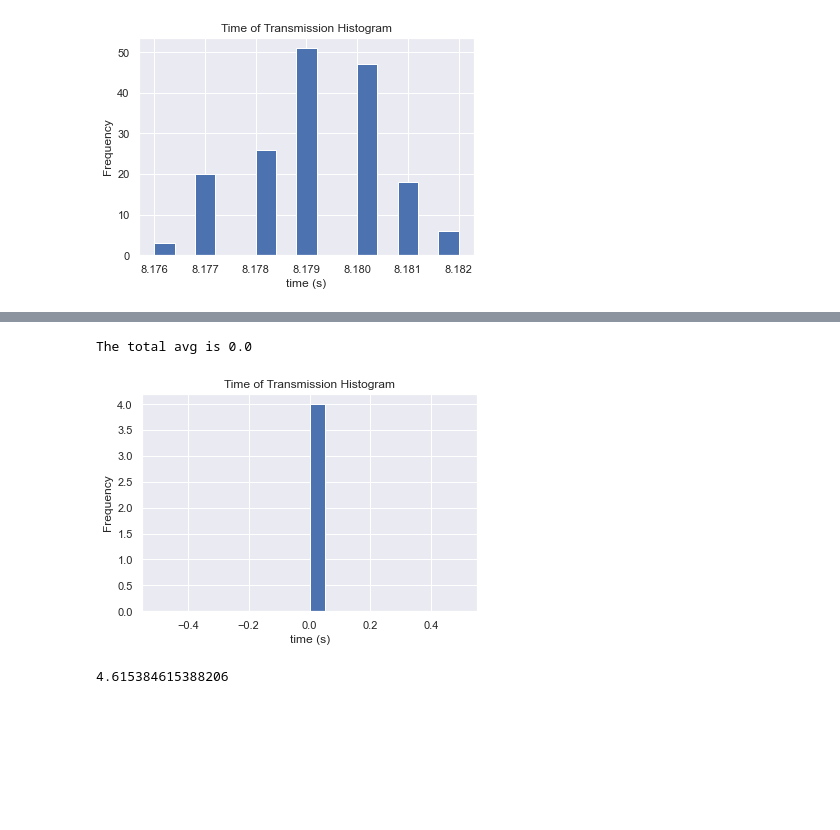
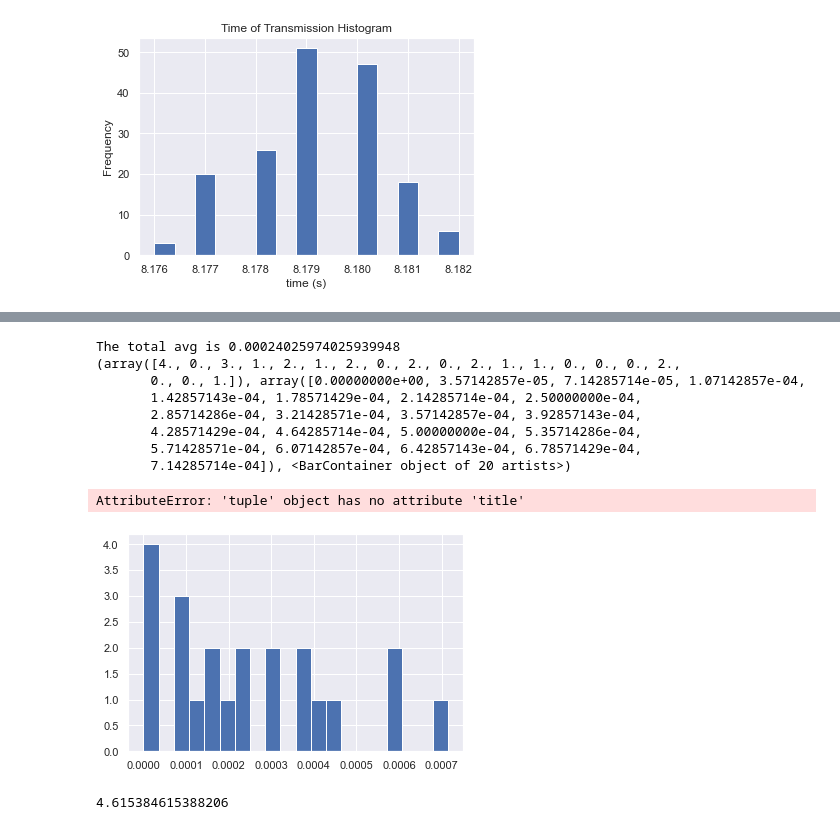
Before and after one commit to lauren-west/icex-lair-2021, a Jupyter notebook: vemco_data_post_processing_visualization.ipynb, the cells around one changed output, grey strips where cells are left out. Drawn from its saved outputs; the diff is of its cells as text; code cells hidden in the pictures; blank space fills up the shorter version.

```diff
--- a/vemco_data_post_processing_visualization.ipynb
+++ b/vemco_data_post_processing_visualization.ipynb
@@ -261,27 +261,37 @@ The t_mean_35 is 61.34278571428572
 # %%
 tof_6_35_1d = []
 data_at_6 = [8.179, 16.358, 24.537, 32.717, 40.896, 49.075, 57.254000000000005, 65.434, 73.613, 81.792, 89.971, 98.15100000000001, 106.32900000000001, 114.50900000000001]
 data_at_35 = [8.179, 16.358, 24.537, 32.716, 40.896, 49.074, 57.253, 65.432, 73.611, 81.79, 89.96900000000001, 98.149, 106.328, 114.507]
 
 for i in range(len(data_at_6)):
     for j in range(len(data_at_35)):
         tof = (data_at_35[j] - data_at_6[i]) % t_mean_6
         if tof < 1:
             tof_6_35_1d.append((data_at_35[j] - data_at_6[i]) % t_mean_6)
         # tof_0_100_2d[i][j] = new_data2[j] - data_at_0[i]
 
 print(f"The total avg is {statistics.mean(tof_6_35_1d)}")
 delta_t_np_error = np.array(tof_6_35_1d)
 NUM_OF_BINS = 20 # Anywhere from 5-20 with 20 being with at least 1000 data points
-plt.hist(delta_t_np_error, NUM_OF_BINS)
-plt.title("Time of Transmission Histogram")
+
+some_plot = plt.hist(delta_t_np_error, NUM_OF_BINS)
+print(some_plot)
+some_plot.title("Time of Transmission Histogram")
 plt.xlabel("time (s)")
 plt.ylabel("Frequency")
 plt.savefig("time_of_flight_histogram.png")
 plt.show()
 # %% [output]
-The total avg is 0.0
+The total avg is 0.00024025974025939948
+(array([4., 0., 3., 1., 2., 1., 2., 0., 2., 0., 2., 1., 1., 0., 0., 0., 2.,
+       0., 0., 1.]), array([0.00000000e+00, 3.57142857e-05, 7.14285714e-05, 1.07142857e-04,
+       1.42857143e-04, 1.78571429e-04, 2.14285714e-04, 2.50000000e-04,
+       2.85714286e-04, 3.21428571e-04, 3.57142857e-04, 3.92857143e-04,
+       4.28571429e-04, 4.64285714e-04, 5.00000000e-04, 5.35714286e-04,
+       5.71428571e-04, 6.07142857e-04, 6.42857143e-04, 6.78571429e-04,
+       7.14285714e-04]), <BarContainer object of 20 artists>)
+AttributeError: 'tuple' object has no attribute 'title'
-[figure, old version]
+[figure, new version]
 # %%
 0.003076923076925471 * 1500
 # %% [output]
```
Also changed, not shown: parts of 6 cells of this notebook.
